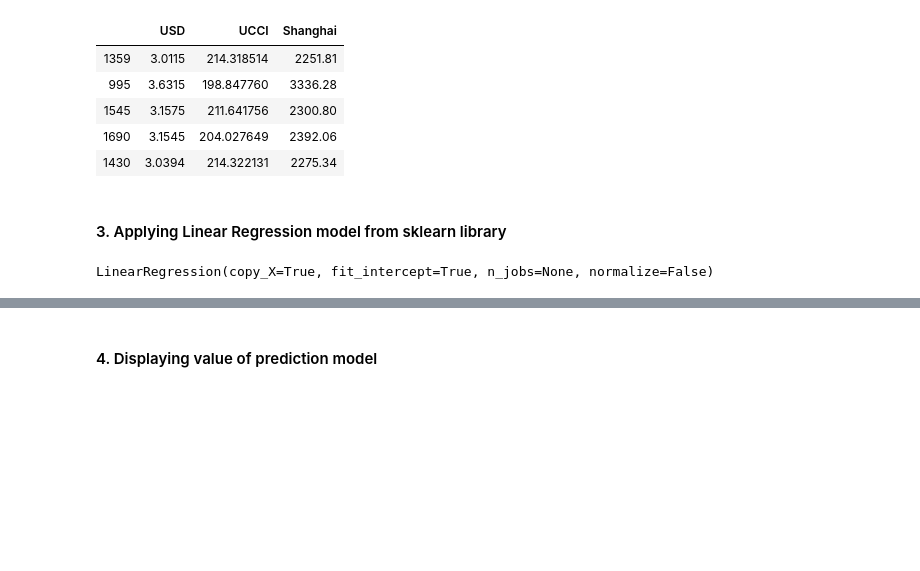
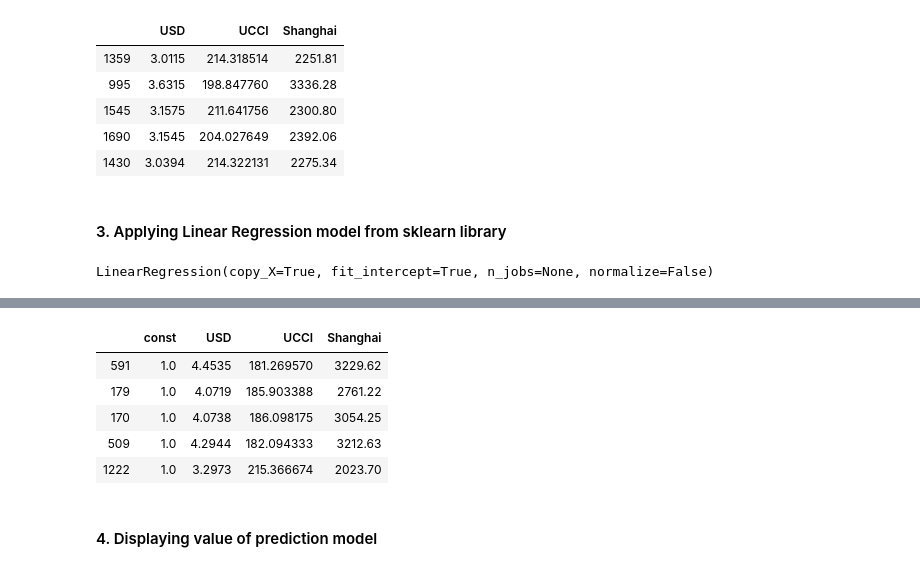
Before and after one commit to n-Faiz/WQD7003-Project-OilPriceMovement, a Jupyter notebook: New_Group_Project_Data_Analytic - Storyline.ipynb, the cells around one changed output, grey strips where cells are left out. Saved outputs shown, nothing was run; the diff lists cells and outputs as text; code cells hidden in the pictures; blank space fills up the shorter version.

```diff
--- a/New_Group_Project_Data_Analytic - Storyline.ipynb
+++ b/New_Group_Project_Data_Analytic - Storyline.ipynb
@@ -834,3 +842,13 @@ x = sm.add_constant(xtrain)
+# %%
+xtest = sm.add_constant(xtest)
+xtest.head()
+# %% [output]
+|  | const | USD | UCCI | Shanghai |
+| 591 | 1.0 | 4.4535 | 181.269570 | 3229.62 |
+| 179 | 1.0 | 4.0719 | 185.903388 | 2761.22 |
+| 170 | 1.0 | 4.0738 | 186.098175 | 3054.25 |
+| 509 | 1.0 | 4.2944 | 182.094333 | 3212.63 |
+| 1222 | 1.0 | 3.2973 | 215.366674 | 2023.70 |
 # %%
 model = sm.OLS(ytrain, xtrain).fit()
 prediction = model.predict(xtest)
```
Also changed, not shown: parts of 7 cells of this notebook.
